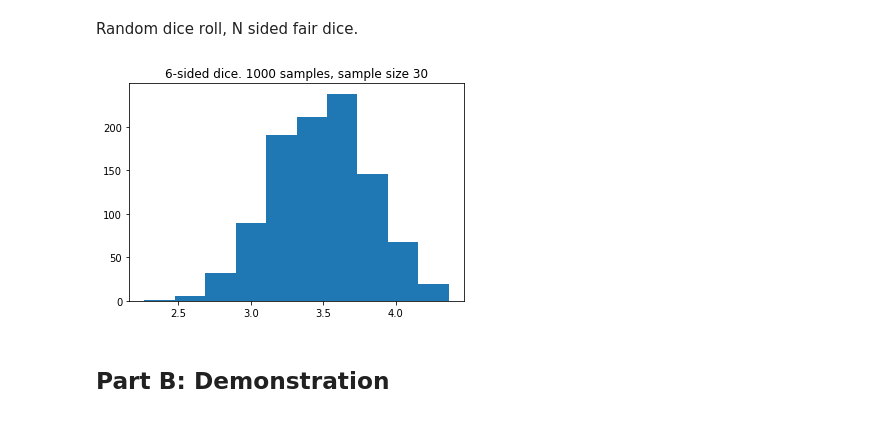
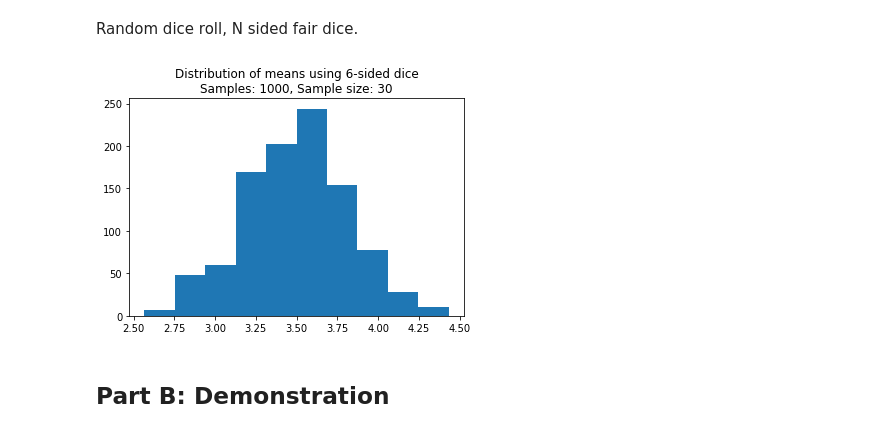
Before and after one commit to kubrian/central-weiner-theorem, a Jupyter notebook: Central Weiner Theorem.ipynb, the cells around one changed output. Saved outputs shown, nothing was run; the diff lists cells and outputs as text; code cells hidden in the pictures.

```diff
--- a/Central Weiner Theorem.ipynb
+++ b/Central Weiner Theorem.ipynb
@@ -160,15 +160,15 @@ Random dice roll, N sided fair dice.
 # %%
 
 def plot_N_sided_dice(sides = 6, size = 30, samples = 1000):
     # List of sample means (sample size as specified) of n-sided dice rolls
     dice_mean_dist =  [np.mean(np.random.randint(1, sides+1, size)) for _ in range(samples)]
     plt.hist(dice_mean_dist)
-    plt.title(f'{sides}-sided dice. {samples} samples, sample size {size}')
+    plt.title(f'Distribution of means using {sides}-sided dice\nSamples: {samples}, Sample size: {size}')
     plt.show()
 
 plot_N_sided_dice()
 # %% [output]
-[figure, old version]
+[figure, new version]
 # %% [markdown]
 ## Part B: Demonstration
 # %% [markdown]
```
Also changed, not shown: parts of 13 cells of this notebook.
